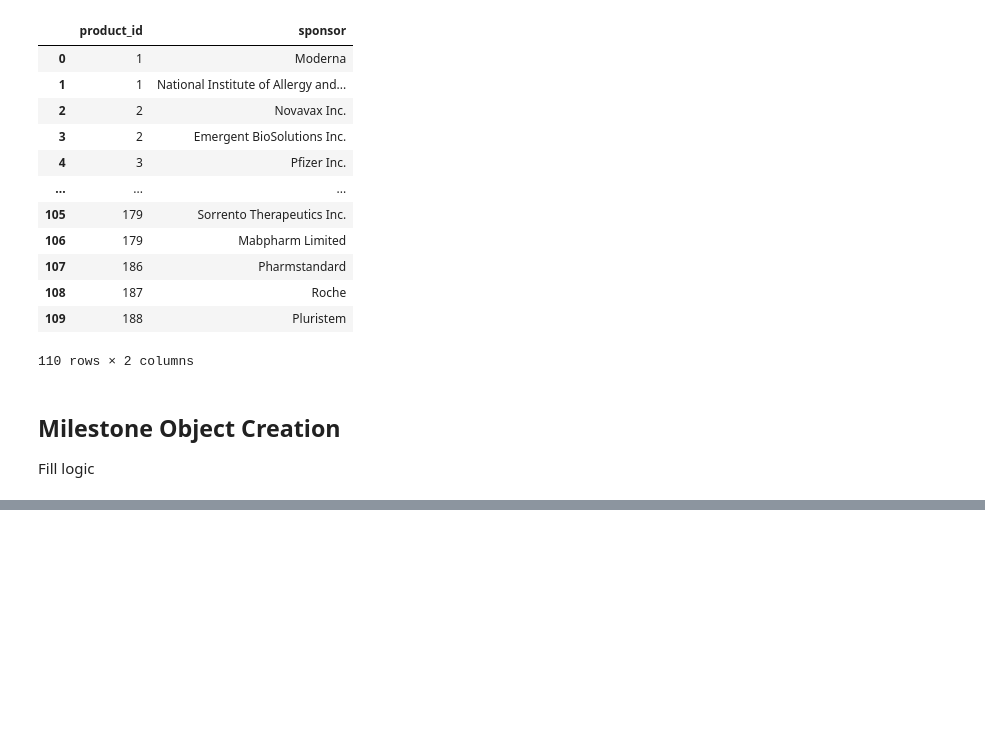
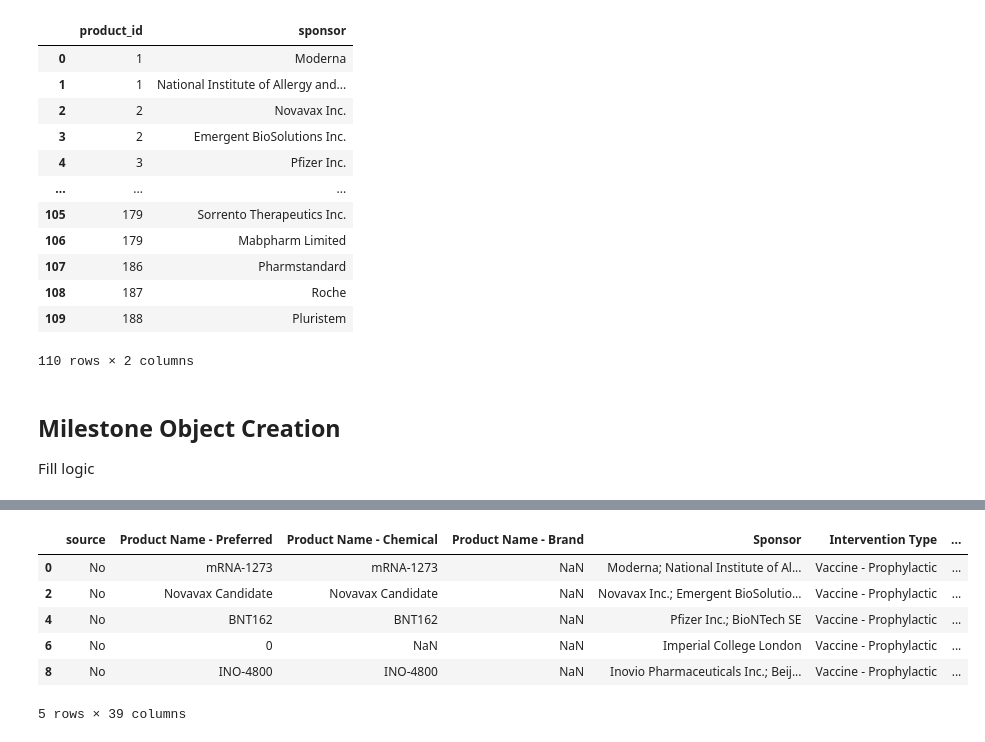
Before and after one commit to c19-rnd-dashboard/py-api-vac-rnd-dash, a Jupyter notebook: data/vaccines/Clean HelpWithCovid Vaccines.ipynb, the cells around one changed output, grey strips where cells are left out. Cells and saved outputs as stored; diff of their text form; code cells hidden in the pictures; blank space fills up the shorter version.

Commit message:
ENH: milestone updates.  factory table changes.

```diff
--- a/data/vaccines/Clean HelpWithCovid Vaccines.ipynb
+++ b/data/vaccines/Clean HelpWithCovid Vaccines.ipynb
@@ -586,0 +582,4 @@ df2
+# %%
+import pandas as pd
+mdf = pd.read_csv('vaccineworkfile1.csv', encoding='utf8')
+mdf.head()
@@ -586,0 +686,26 @@ df2
+# %%
+# Rename to milestone names
+product_schema = {
+    'ID': 'product_id',
+    'Source?': 'source',
+    'Pre-Clinical Studies Started': 'pre_clinical_studies_started',
+    'Lead Selection Finalized': 'lead_selection_finalized',
+    'Clinical Batch Finalized': 'clinical_batch_finalized',
+    'IND or Equivalent Approval Finalized': 'ind_finalized',
+    'Phase 1 Started': 'phase_1_started',
+    'Phase 2 Started': 'phase_2_started',
+    'Phase 3 Started': 'phase_3_started',
+    'NDA or equivalent Approval Finalized': 'nda_finalized',
+    'Discovery Started': 'discovery_started',
+}
+mdf = mdf.rename(columns=product_schema)
+mdf = mdf.query("source == 'No'")
+mdf.head()
+# %% [output]
+|  | source | Product Name - Preferred | Product Name - Chemical | Product Name - Brand | Sponsor | Intervention Type | ... |
+| 0 | No | mRNA-1273 | mRNA-1273 | NaN | Moderna; National Institute of Al... | Vaccine - Prophylactic | ... |
+| 2 | No | Novavax Candidate | Novavax Candidate | NaN | Novavax Inc.; Emergent BioSolutio... | Vaccine - Prophylactic | ... |
+| 4 | No | BNT162 | BNT162 | NaN | Pfizer Inc.; BioNTech SE | Vaccine - Prophylactic | ... |
+| 6 | No | 0 | NaN | NaN | Imperial College London | Vaccine - Prophylactic | ... |
+| 8 | No | INO-4800 | INO-4800 | NaN | Inovio Pharmaceuticals Inc.; Beij... | Vaccine - Prophylactic | ... |
+5 rows × 39 columns
```
Also changed, not shown: parts of 13 cells of this notebook, 5 other files.
